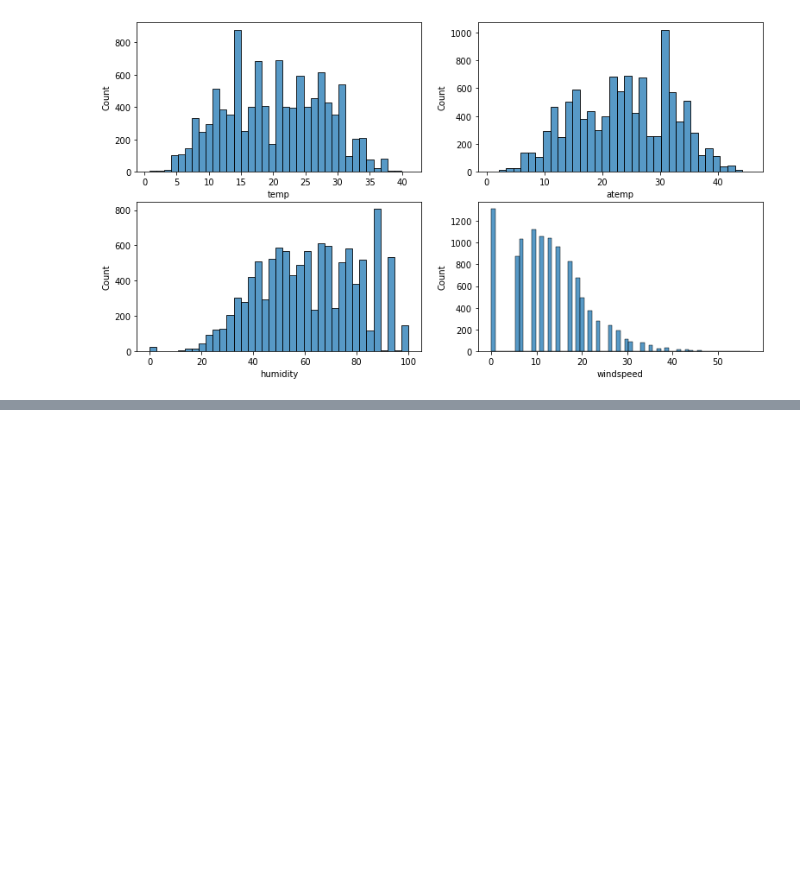
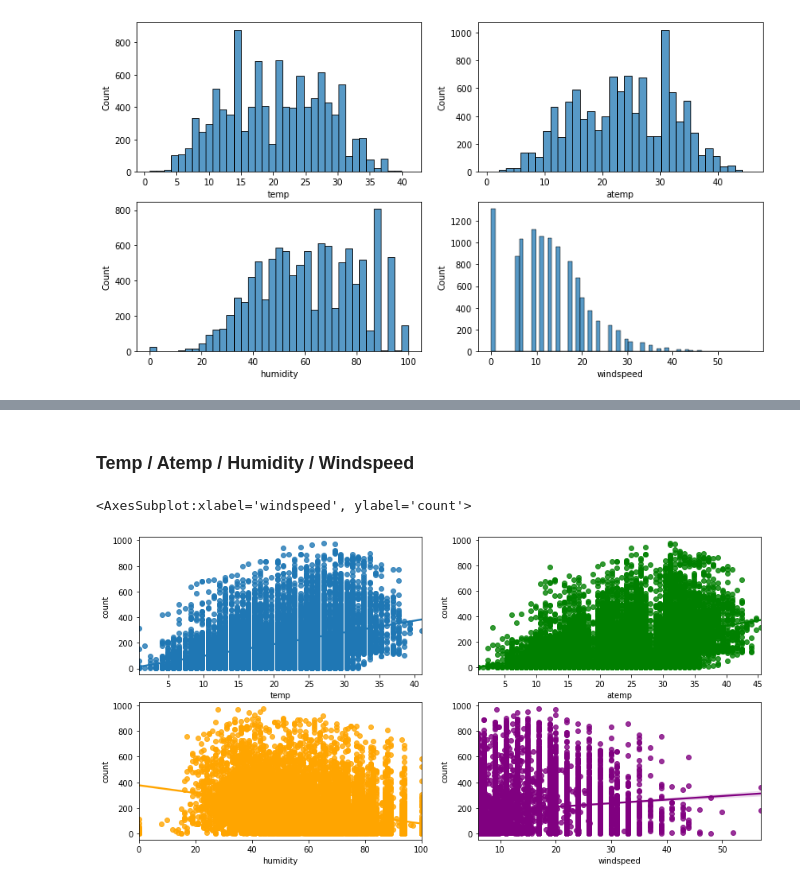
Before and after one commit to MaxYehhh/Kaggle, a Jupyter notebook: bike_sharing_demand/bike_sharing_demand.ipynb, the cells around one changed output, grey strips where cells are left out. Drawn from its saved outputs; the diff is of its cells as text; code cells hidden in the pictures; blank space fills up the shorter version.

```diff
--- a/bike_sharing_demand/bike_sharing_demand.ipynb
+++ b/bike_sharing_demand/bike_sharing_demand.ipynb
@@ -316,0 +462,12 @@ sns.histplot(data=train_df, x='windspeed', ax=axes[1][1])
+# %% [markdown]
+### Temp / Atemp / Humidity / Windspeed
+# %%
+fig, axes = plt.subplots(nrows=2, ncols=2, figsize=(14,7))
+
+sns.regplot(data=newTrain_df, x='temp', y='count', ax=axes[0][0])
+sns.regplot(data=newTrain_df, x='atemp', y='count', ax=axes[0][1], color='g')
+sns.regplot(data=newTrain_df, x='humidity', y='count', ax=axes[1][0], color='orange')
+sns.regplot(data=newTrain_df, x='windspeed', y='count', ax=axes[1][1], color='purple')
+# %% [output]
+<AxesSubplot:xlabel='windspeed', ylabel='count'>
+[figure, added]
```
Also changed, not shown: parts of 25 cells of this notebook.
